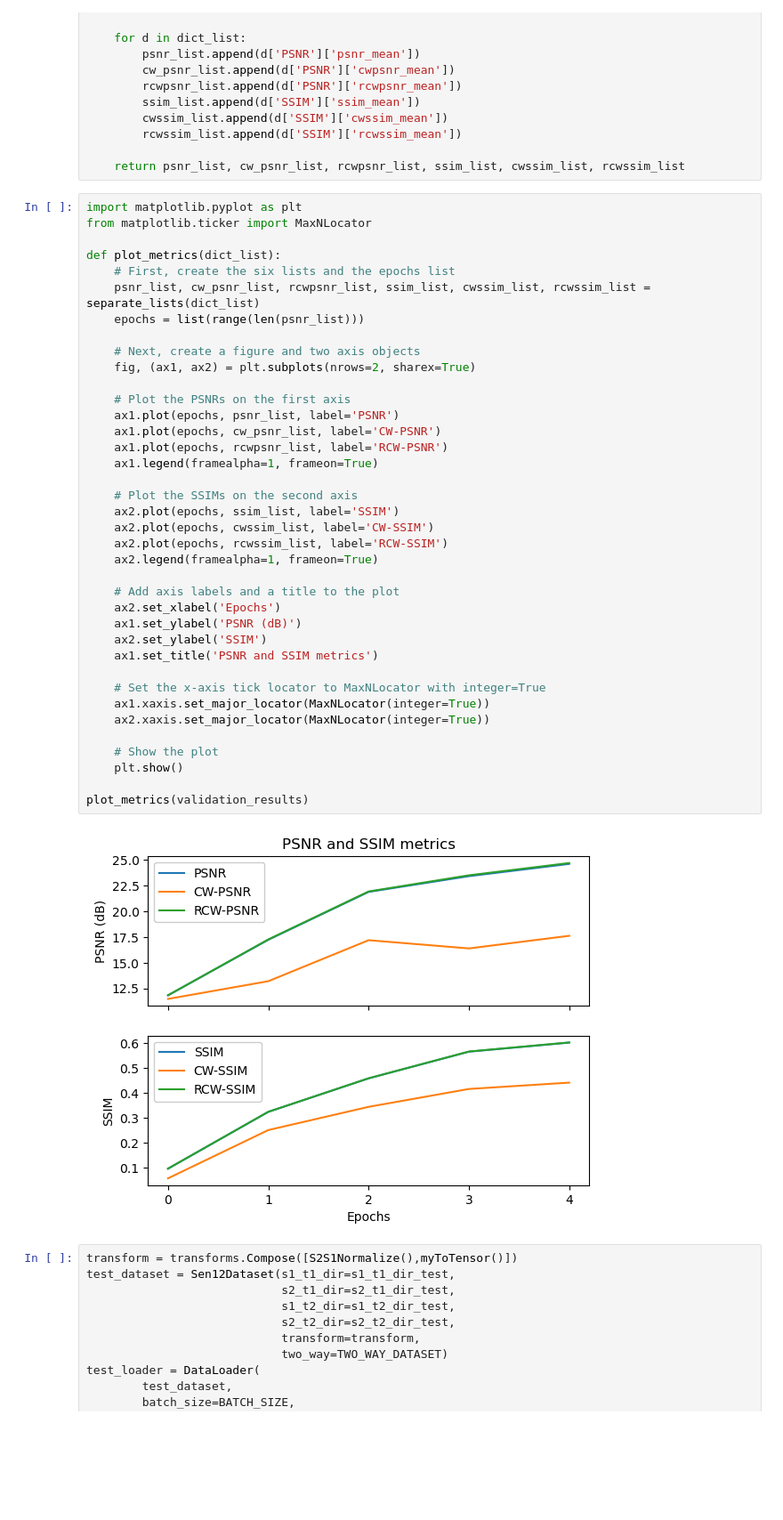
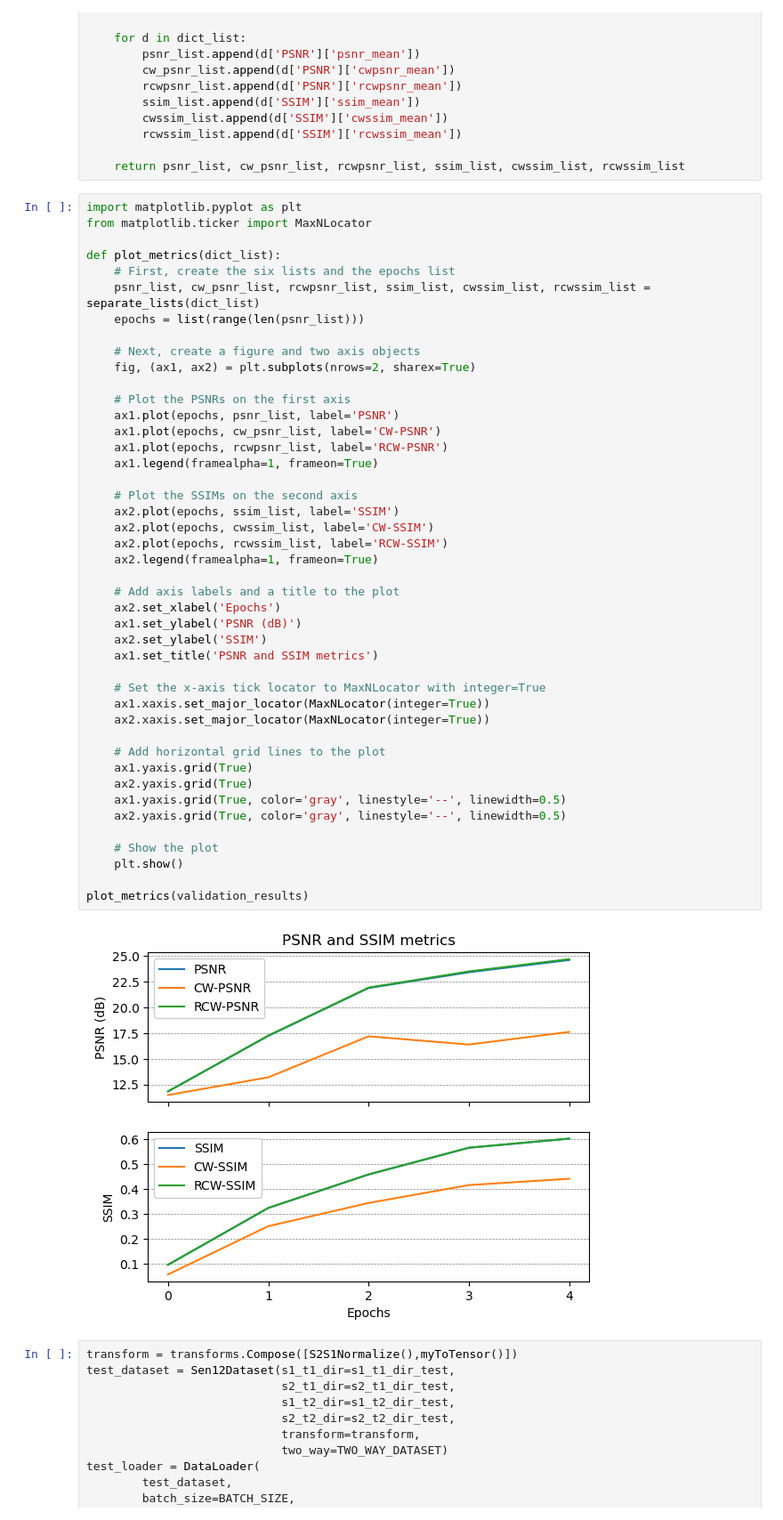
Before and after one commit to moienr/TemporalGAN, a Jupyter notebook: train.ipynb, the cells around one changed output. Shown at 89% size. Drawn from its saved outputs; the diff is of its cells as text; blank space fills up the shorter version.

Commit message:
added grids to the plots

```diff
--- a/train.ipynb
+++ b/train.ipynb
@@ -281,34 +281,40 @@ def plot_metrics(dict_list):
     # Next, create a figure and two axis objects
     fig, (ax1, ax2) = plt.subplots(nrows=2, sharex=True)
 
     # Plot the PSNRs on the first axis
     ax1.plot(epochs, psnr_list, label='PSNR')
     ax1.plot(epochs, cw_psnr_list, label='CW-PSNR')
     ax1.plot(epochs, rcwpsnr_list, label='RCW-PSNR')
     ax1.legend(framealpha=1, frameon=True)
 
     # Plot the SSIMs on the second axis
     ax2.plot(epochs, ssim_list, label='SSIM')
     ax2.plot(epochs, cwssim_list, label='CW-SSIM')
     ax2.plot(epochs, rcwssim_list, label='RCW-SSIM')
     ax2.legend(framealpha=1, frameon=True)
 
     # Add axis labels and a title to the plot
     ax2.set_xlabel('Epochs')
     ax1.set_ylabel('PSNR (dB)')
     ax2.set_ylabel('SSIM')
     ax1.set_title('PSNR and SSIM metrics')
 
     # Set the x-axis tick locator to MaxNLocator with integer=True
     ax1.xaxis.set_major_locator(MaxNLocator(integer=True))
     ax2.xaxis.set_major_locator(MaxNLocator(integer=True))
 
+    # Add horizontal grid lines to the plot
+    ax1.yaxis.grid(True)
+    ax2.yaxis.grid(True)
+    ax1.yaxis.grid(True, color='gray', linestyle='--', linewidth=0.5)
+    ax2.yaxis.grid(True, color='gray', linestyle='--', linewidth=0.5)
+
     # Show the plot
     plt.show()
 
 plot_metrics(validation_results)
 # %% [output]
-[figure, old version]
+[figure, new version]
 # %%
 transform = transforms.Compose([S2S1Normalize(),myToTensor()])
 test_dataset = Sen12Dataset(s1_t1_dir=s1_t1_dir_test,
```
